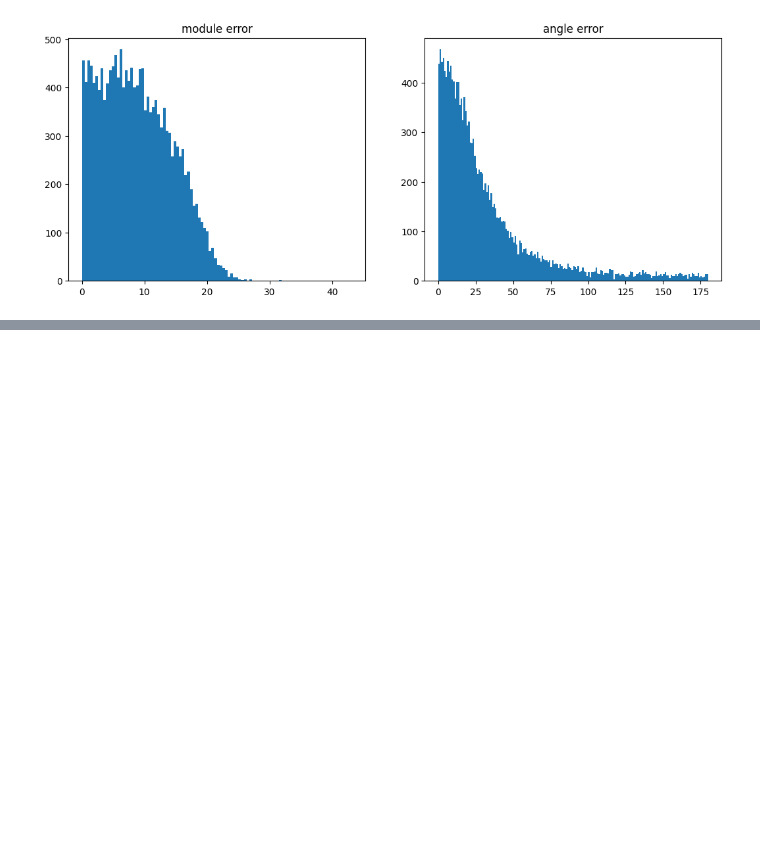
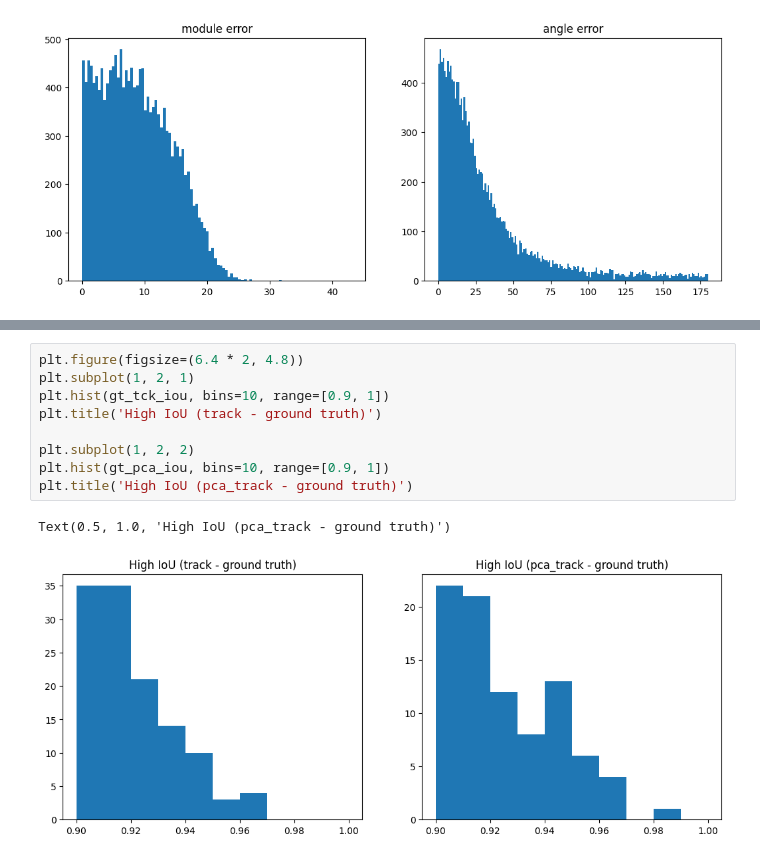
Before and after one commit to imatge-upc/AntTracking, a Jupyter notebook: histogramas.ipynb, the cells around one changed output, grey strips where cells are left out. Saved outputs shown, nothing was run; the diff lists cells and outputs as text; blank space fills up the shorter version.

```diff
--- a/histogramas.ipynb
+++ b/histogramas.ipynb
@@ -317,0 +363,12 @@ Text(0.5, 1.0, 'angle error')
+# %%
+plt.figure(figsize=(6.4 * 2, 4.8))
+plt.subplot(1, 2, 1)
+plt.hist(gt_tck_iou, bins=10, range=[0.9, 1])
+plt.title('High IoU (track - ground truth)')
+
+plt.subplot(1, 2, 2)
+plt.hist(gt_pca_iou, bins=10, range=[0.9, 1])
+plt.title('High IoU (pca_track - ground truth)')
+# %% [output]
+Text(0.5, 1.0, 'High IoU (pca_track - ground truth)')
+[figure, added]
```
Also changed, not shown: parts of 4 cells of this notebook, 2 other files.
